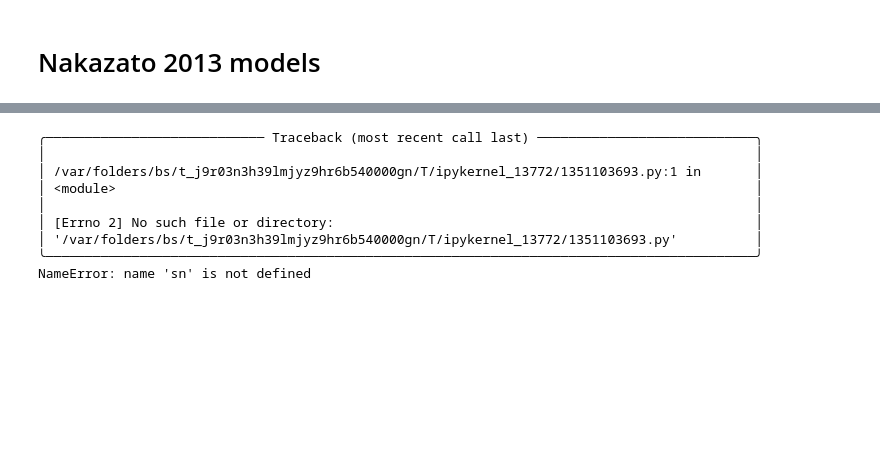
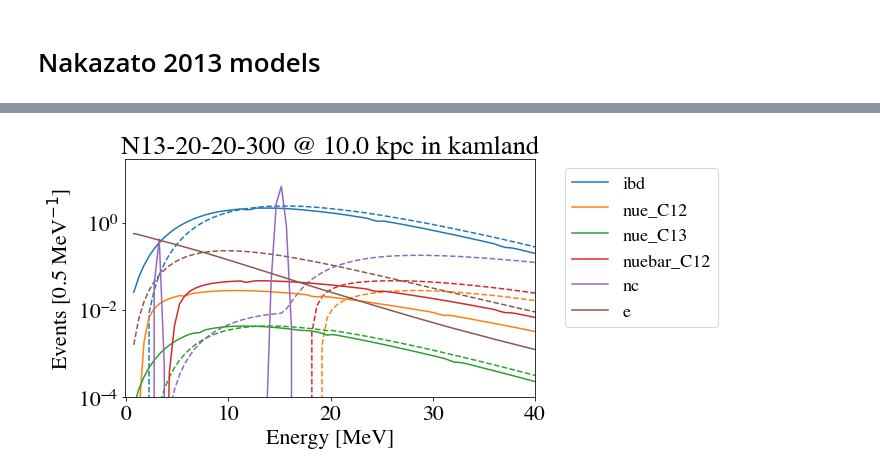
Before and after one commit to joesmolsky/sspike, a Jupyter notebook: notebooks/Nakazato_2013.ipynb, the cells around one changed output, grey strips where cells are left out. Cells and saved outputs as stored; diff of their text form; code cells hidden in the pictures; blank space fills up the shorter version.

```diff
--- a/notebooks/Nakazato_2013.ipynb
+++ b/notebooks/Nakazato_2013.ipynb
@@ -62,15 +27,7 @@ NameError: name 'sn' is not defined
 # %%
 snow_events = pnut.snowglobes_events(sn, detector)
-beer.plot_snowglobes_events(sn, detector, snow_events)
+beer.plot_snowglobes_events(sn, detector)
 # %% [output]
-╭──────────────────────────── Traceback (most recent call last) ────────────────────────────╮
-│                                                                                           │
-│ /var/folders/bs/t_j9r03n3h39lmjyz9hr6b540000gn/T/ipykernel_13772/1351103693.py:1 in       │
-│ <module>                                                                                  │
-│                                                                                           │
-│ [Errno 2] No such file or directory:                                                      │
-│ '/var/folders/bs/t_j9r03n3h39lmjyz9hr6b540000gn/T/ipykernel_13772/1351103693.py'          │
-╰───────────────────────────────────────────────────────────────────────────────────────────╯
-NameError: name 'sn' is not defined
+[figure, added]
 # %%
 sspike_events = pnut.sspike_events(sn, detector)
```
Also changed, not shown: parts of 8 cells of this notebook, 6 other files.
